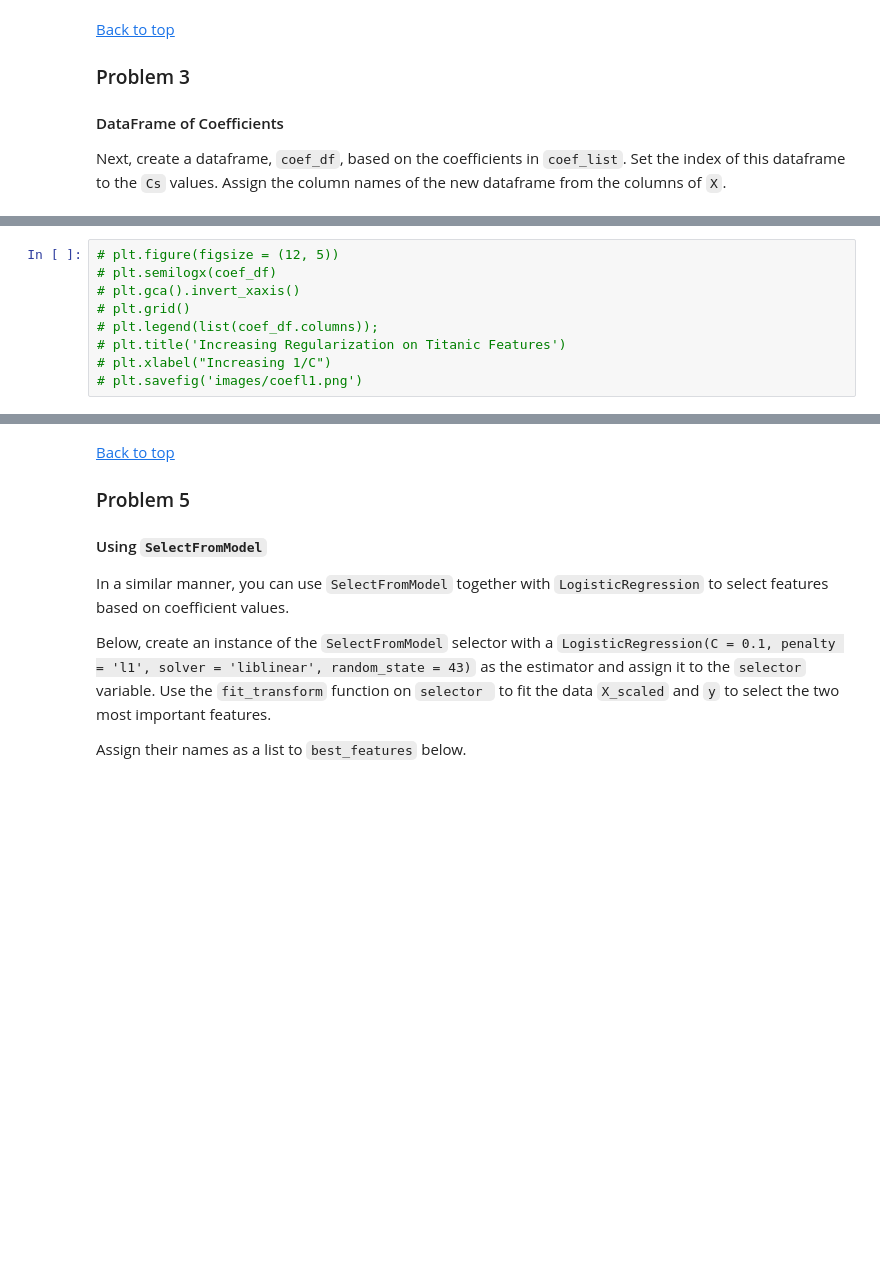
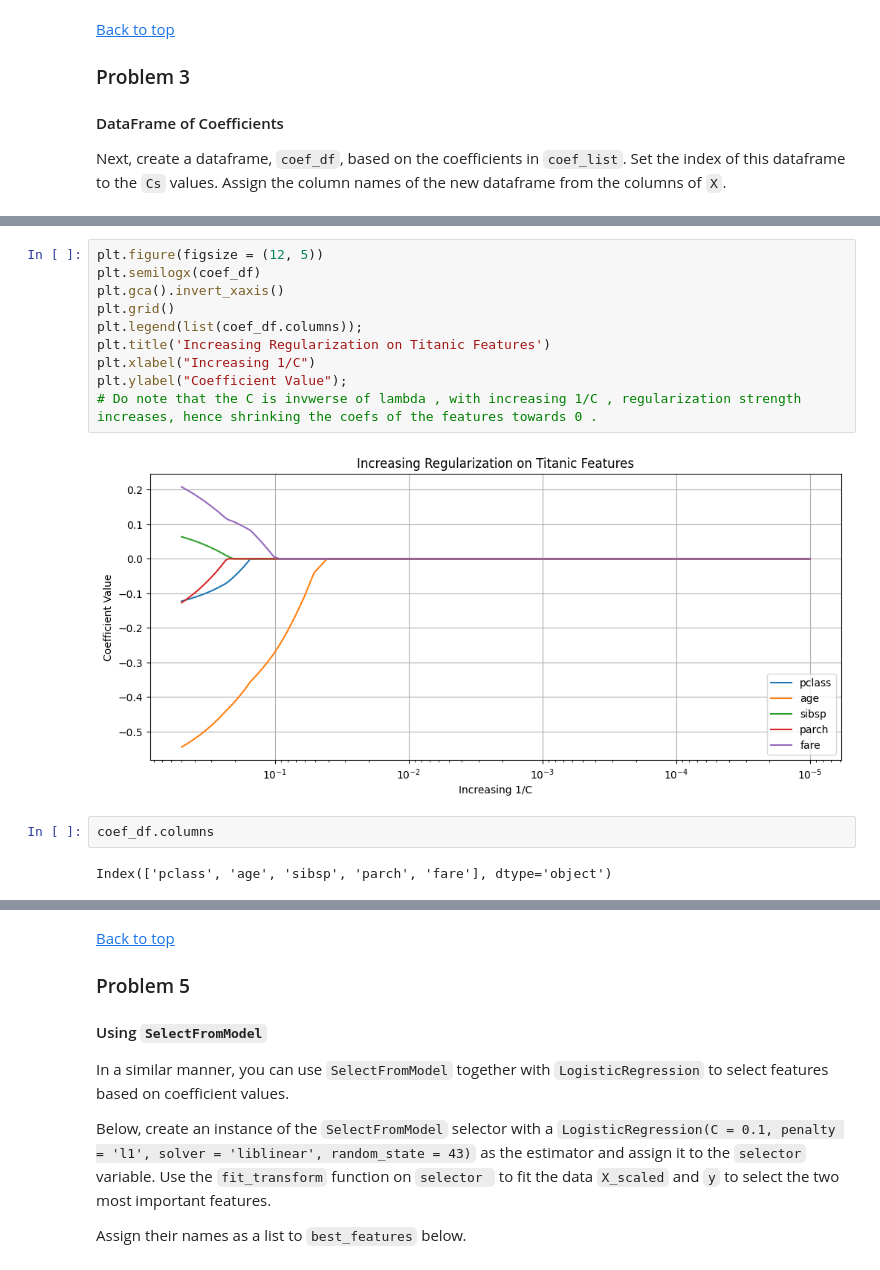
Before and after one commit to Subroy1/MSAI_AllPracticeModules, a Jupyter notebook: Module 13/colab_activity13_3.ipynb, the cells around one changed output, grey strips where cells are left out. Cells and saved outputs as stored; diff of their text form; blank space fills up the shorter version.

```diff
--- a/Module 13/colab_activity13_3.ipynb
+++ b/Module 13/colab_activity13_3.ipynb
@@ -162,12 +161,19 @@ Below, the data from the coefficients is plotted.  Based on this plot, which fea
     <img src = 'images/coefl1.png' />
 </center>
 # %%
-# plt.figure(figsize = (12, 5))
-# plt.semilogx(coef_df)
-# plt.gca().invert_xaxis()
-# plt.grid()
-# plt.legend(list(coef_df.columns));
-# plt.title('Increasing Regularization on Titanic Features')
-# plt.xlabel("Increasing 1/C")
-# plt.savefig('images/coefl1.png')
+plt.figure(figsize = (12, 5))
+plt.semilogx(coef_df)
+plt.gca().invert_xaxis()
+plt.grid()
+plt.legend(list(coef_df.columns));
+plt.title('Increasing Regularization on Titanic Features')
+plt.xlabel("Increasing 1/C")
+plt.ylabel("Coefficient Value");
+# Do note that the C is invwerse of lambda , with increasing 1/C , regularization strength increases, hence shrinking the coefs of the features towards 0 .
+# %% [output]
+[figure, added]
+# %%
+coef_df.columns
+# %% [output]
+Index(['pclass', 'age', 'sibsp', 'parch', 'fare'], dtype='object')
 # %%
```
Also changed, not shown: parts of 5 cells of this notebook.
